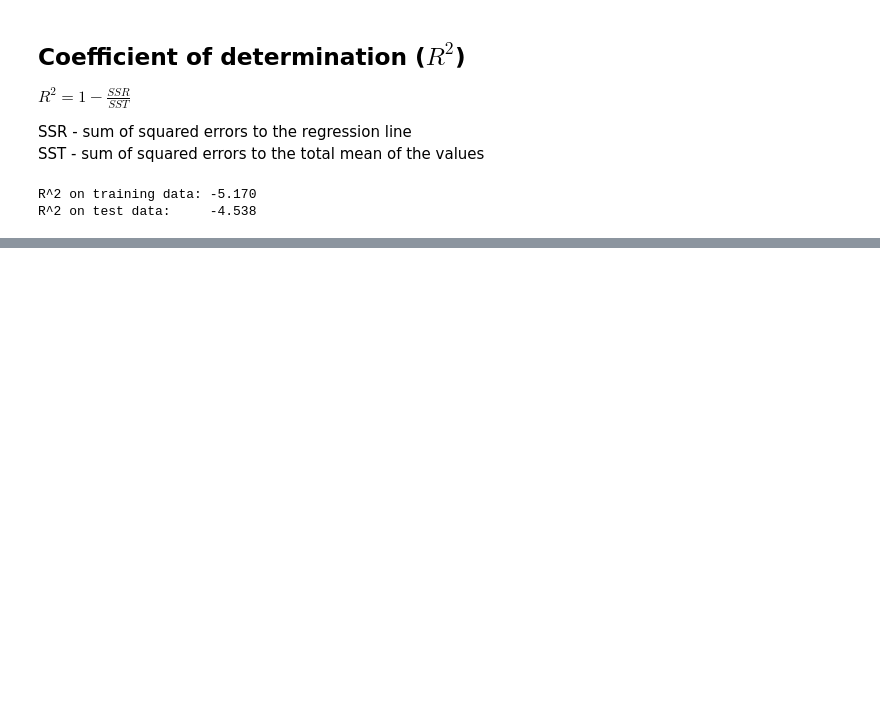
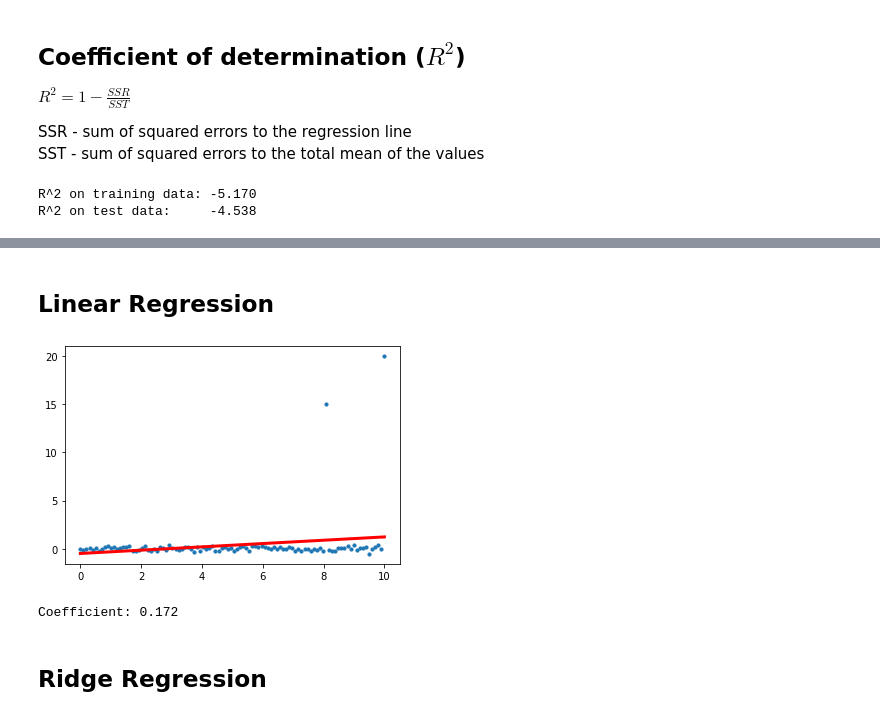
Before and after one commit to henrygander/Machine_Learning, a Jupyter notebook: Data_Science/Example_Projects/02_Regression/Regression with sklearn.ipynb, the cells around one changed output, grey strips where cells are left out. Saved outputs shown, nothing was run; the diff lists cells and outputs as text; code cells hidden in the pictures; blank space fills up the shorter version.

Commit message:
regression notebook update

```diff
--- a/Data_Science/Example_Projects/02_Regression/Regression with sklearn.ipynb
+++ b/Data_Science/Example_Projects/02_Regression/Regression with sklearn.ipynb
@@ -398,0 +515,19 @@ R^2 on test data:     -4.538
+# %% [markdown]
+## Linear Regression
+# %%
+X = np.linspace(0,10,100).reshape(-1,1)
+y = np.random.normal(0, 0.2, 100)
+y[-1] = 20
+y[-20] = 15
+# %%
+lrm = LinearRegression()
+lrm.fit(X,y)
+plt.scatter(X,y,s=10)
+plt.plot(X, lrm.predict(X), c='r', linewidth=3)
+plt.show()
+print('Coefficient: {:.3f}'.format(lrm.coef_[0]))
+# %% [output]
+[figure, added]
+Coefficient: 0.172
+# %% [markdown]
+## Ridge Regression
```
Also changed, not shown: parts of 25 cells of this notebook, 4 other files.
